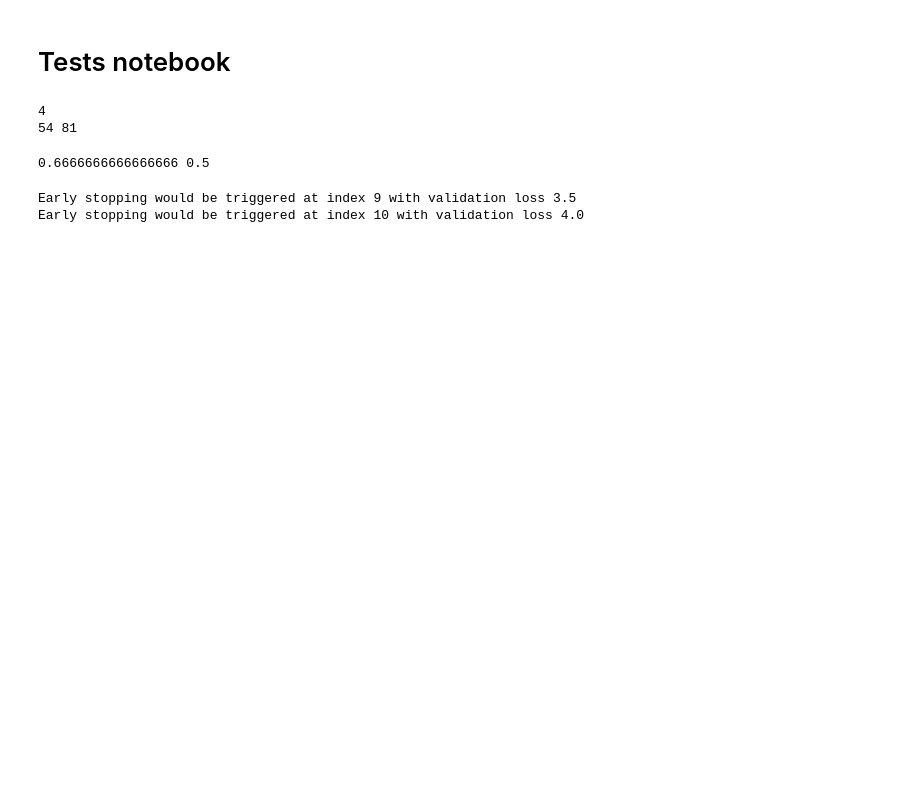
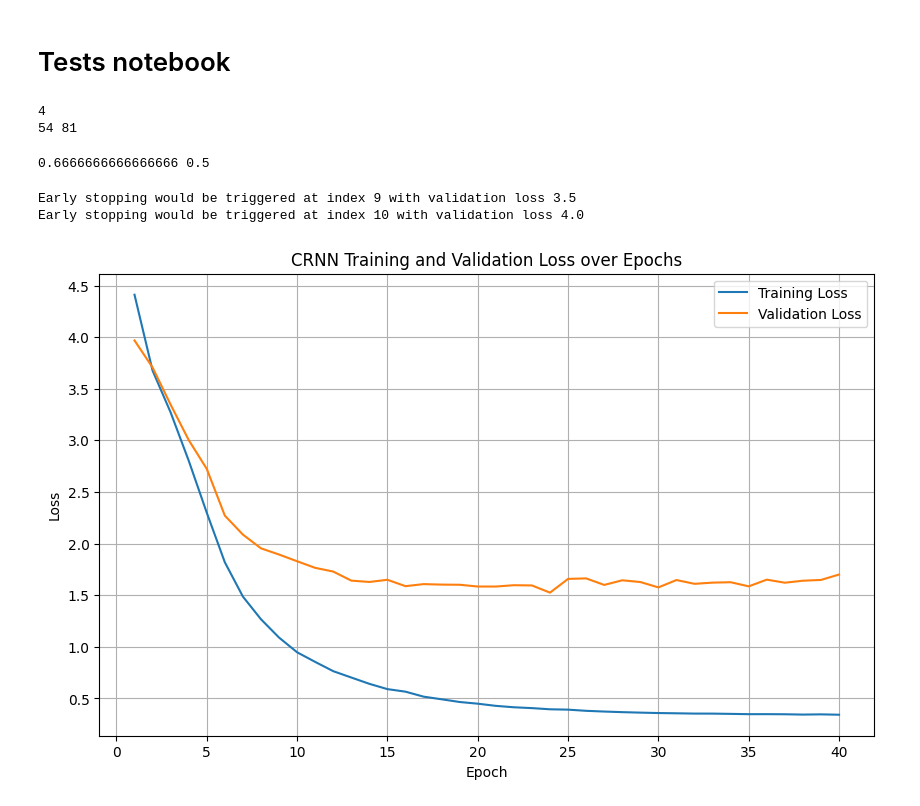
Before and after one commit to Gdeterline/Optical-Character-Recognition-for-Receipts, a Jupyter notebook: tests.ipynb, the cells around one changed output. Saved outputs shown, nothing was run; the diff lists cells and outputs as text; code cells hidden in the pictures; blank space fills up the shorter version.

```diff
--- a/tests.ipynb
+++ b/tests.ipynb
@@ -33,3 +33,44 @@ for i in range(5, len(val_loss_sim)):
 # %% [output]
 Early stopping would be triggered at index 9 with validation loss 3.5
 Early stopping would be triggered at index 10 with validation loss 4.0
+# %%
+import numpy as np
+import matplotlib.pyplot as plt
+
+# read the "training_log.txt" file and extract epoch, train_loss, val_loss
+# [2026-01-26 21:06:40.226664] Epoch 40/80 - Train loss: 0.3422
+# [2026-01-26 21:06:45.051282] Epoch 40/80 - Validation loss: 1.7005
+epochs = []
+train_losses = []
+val_losses = []
+
+with open("training_log_opt.txt", "r") as f:
+    lines = f.readlines()
+    for line in lines:
+        if "Train loss" in line:
+            parts = line.split(" - ")
+            epoch_part = parts[0]
+            loss_part = parts[1]
+            epoch_num = int(epoch_part.split("Epoch ")[1].split("/")[0])
+            train_loss = float(loss_part.split(": ")[1])
+            epochs.append(epoch_num)
+            train_losses.append(train_loss)
+        elif "Validation loss" in line:
+            parts = line.split(" - ")
+            loss_part = parts[1]
+            val_loss = float(loss_part.split(": ")[1])
+            val_losses.append(val_loss)
+
+# Plot the training and validation loss curves
+plt.figure(figsize=(10, 6))
+plt.plot(epochs, train_losses, label="Training Loss")
+plt.plot(epochs, val_losses, label="Validation Loss")
+plt.xlabel("Epoch")
+plt.ylabel("Loss")
+plt.legend()
+plt.grid()
+plt.title("CRNN Training and Validation Loss over Epochs")
+plt.savefig("reports/figures/training_validation_loss_opt.png")
+plt.show()
+# %% [output]
+[figure, added]
```
Also changed, not shown: 10 other files.
